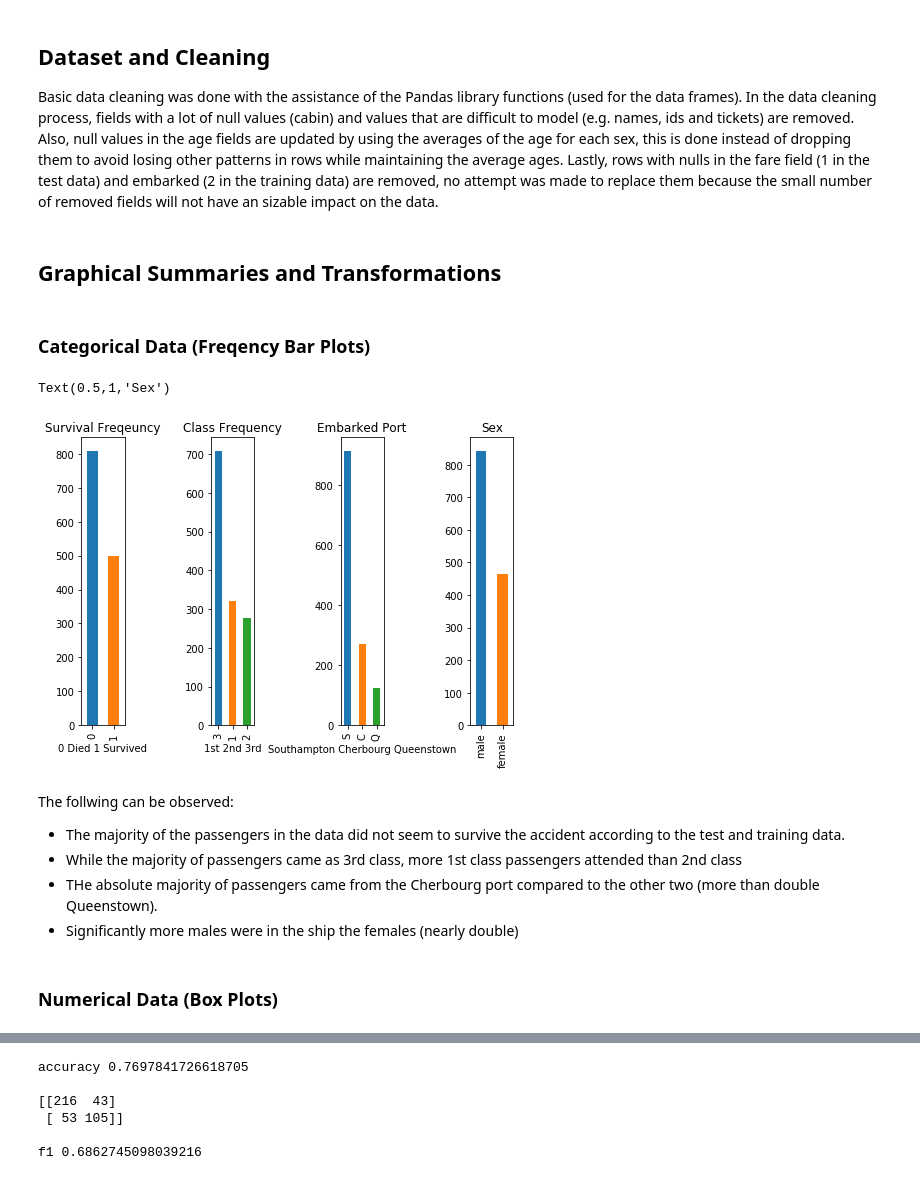
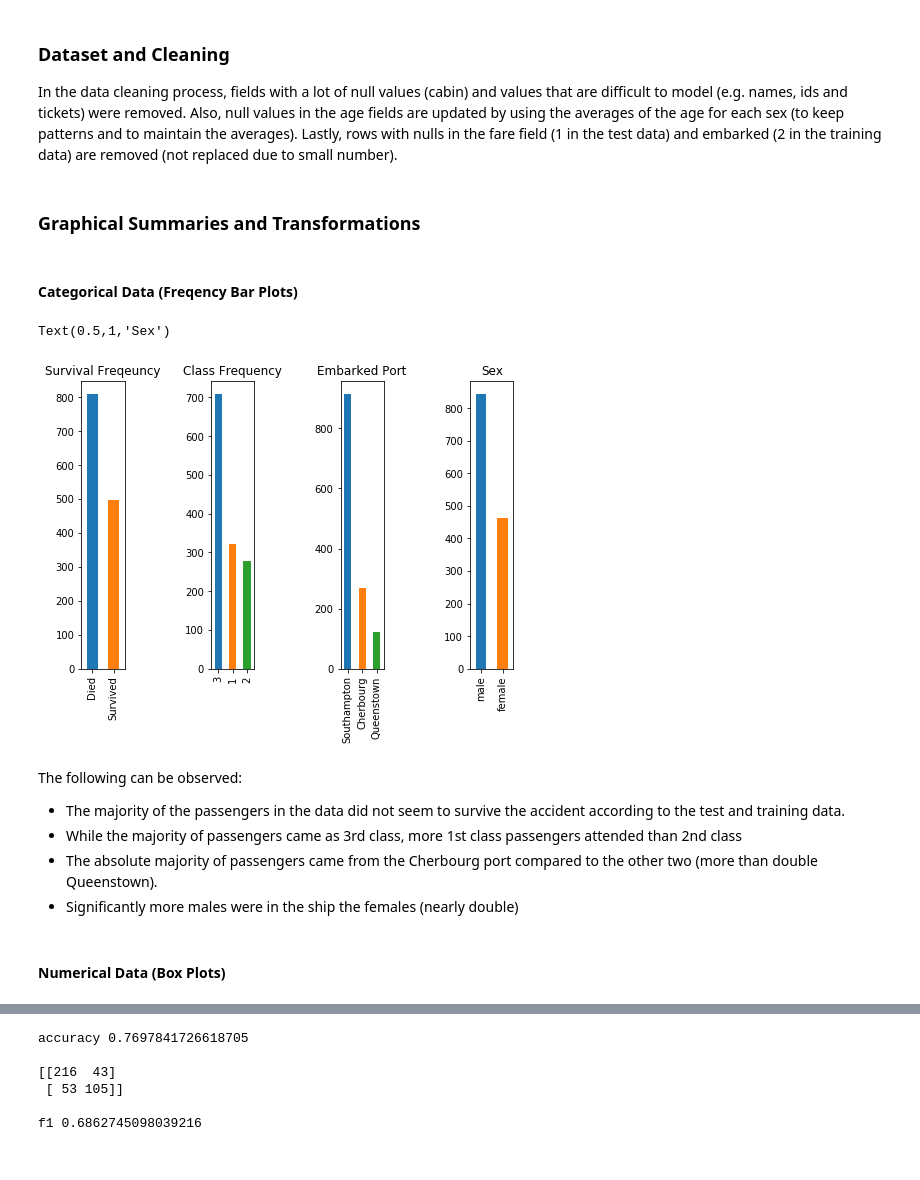
Before and after one commit to Castdeath97/titanic-analysis, a Jupyter notebook: coursework.ipynb, the cells around one changed output, grey strips where cells are left out. Drawn from its saved outputs; the diff is of its cells as text; code cells hidden in the pictures.

```diff
--- a/coursework.ipynb
+++ b/coursework.ipynb
@@ -114,51 +125,51 @@ See the caveats in the documentation: http://pandas.pydata.org/pandas-docs/stabl
 # %% [markdown]
-## Dataset and Cleaning
+### Dataset and Cleaning
 
-Basic data cleaning was done with the assistance of the Pandas library functions (used for the data frames). In the data cleaning process, fields with a lot of null values (cabin) and values that are difficult to model (e.g. names, ids and tickets) are removed. Also, null values in the age fields are updated by using the averages of the age for each sex, this is done instead of dropping them to avoid losing other patterns in rows while maintaining the average ages. Lastly, rows with nulls in the fare field (1 in the test data) and embarked (2 in the training data) are removed, no attempt was made to replace them because the small number of removed fields will not have an sizable impact on the data.
+In the data cleaning process, fields with a lot of null values (cabin) and values that are difficult to model (e.g. names, ids and tickets) were removed. Also, null values in the age fields are updated by using the averages of the age for each sex (to keep patterns and to maintain the averages). Lastly, rows with nulls in the fare field (1 in the test data) and embarked (2 in the training data) are removed (not replaced due to small number).
 # %% [markdown]
-## Graphical Summaries and Transformations
+### Graphical Summaries and Transformations
 # %%
 # Combine both data sets for summaries
 df = pd.concat([cTestDf, cTrainDf], sort = False)
 # %% [markdown]
-### Categorical Data (Freqency Bar Plots)
+#### Categorical Data (Freqency Bar Plots)
 # %%
 # Adjust subplot margins
 plt.subplots_adjust(left=1, bottom=1, right=2, top=2, wspace=2, hspace=2)
+plt.tight_layout()
 
 # plot survial bar
 plt.subplot(1, 4, 1)
 df['Survived'].value_counts().plot(kind='bar')
 plt.title('Survival Freqeuncy')
-plt.xlabel('0 Died 1 Survived')
+plt.xticks([0,1], ['Died','Survived'])
 
 # plot passanger class bar
 plt.subplot(1, 4, 2)
 df['Pclass'].value_counts().plot(kind='bar')
 plt.title('Class Frequency')
-plt.xlabel('1st 2nd 3rd')
 
 # plot port of embarkment bar
 plt.subplot(1, 4, 3)
 df['Embarked'].value_counts().plot(kind='bar')
 plt.title('Embarked Port')
-plt.xlabel('Southampton Cherbourg Queenstown')
+plt.xticks([0,1,2], ['Southampton', 'Cherbourg', 'Queenstown'])
 
 # plot sex bar
 plt.subplot(1, 4, 4)
 df['Sex'].value_counts().plot(kind='bar')
 plt.title('Sex')
 # %% [output]
 Text(0.5,1,'Sex')
-[figure, old version]
+[figure, new version]
 # %% [markdown]
-The follwing can be observed:
+The following can be observed:
 * The majority of the passengers in the data did not seem to survive the accident according to the test and training data.
 * While the majority of passengers came as 3rd class, more 1st class passengers attended than 2nd class
-* THe absolute majority of passengers came from the Cherbourg port compared to the other two (more than double Queenstown).
+* The absolute majority of passengers came from the Cherbourg port compared to the other two (more than double Queenstown).
 * Significantly more males were in the ship the females (nearly double)
 # %% [markdown]
-### Numerical Data (Box Plots)
+#### Numerical Data (Box Plots)
 # %%
 # plot a box plot of numeric fields only
 boxDf = df[['Age','SibSp','Parch','Fare']]
```
Also changed, not shown: parts of 67 cells of this notebook.
